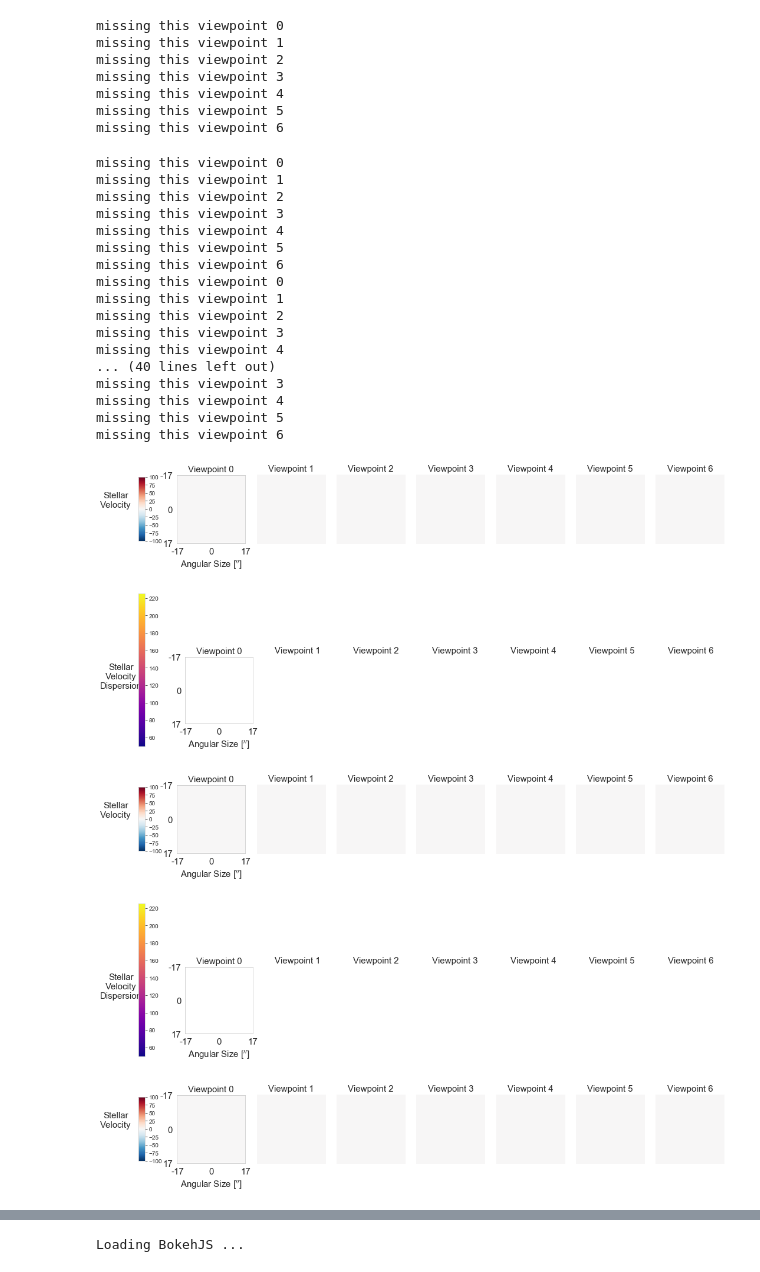
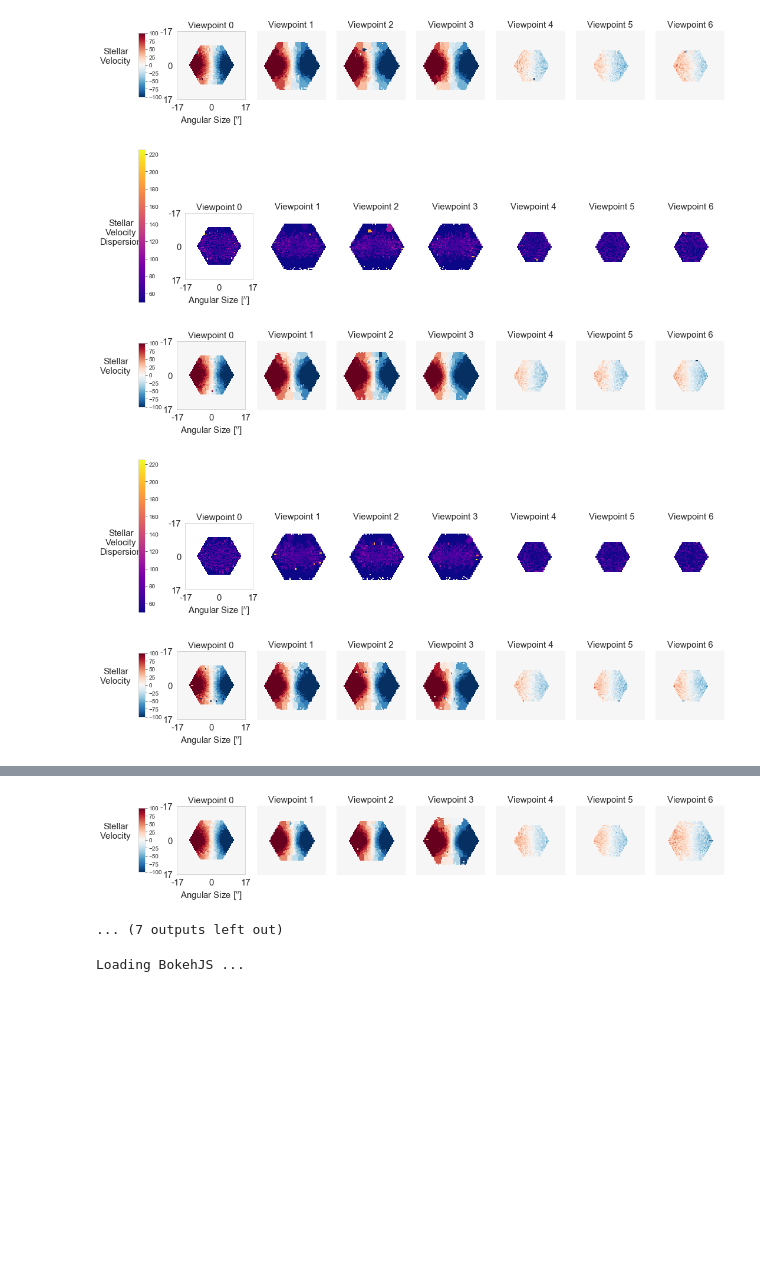
Before and after one commit to beckynevin/interactive_figs, a Jupyter notebook: Interactive_Mountain.ipynb, the cells around one changed output, grey strips where cells are left out. Saved outputs shown, nothing was run; the diff lists cells and outputs as text; code cells hidden in the pictures; blank space fills up the shorter version.

```diff
--- a/Interactive_Mountain.ipynb
+++ b/Interactive_Mountain.ipynb
@@ -1920,8 +1920,8 @@ myr_list=[170,180,185, 190, 195, 205, 210, 220, 225, 230, 240, 250, 260,265,275,
 #myr = 210
 #myr_list=[195,205,210]
 myr_list=[5,10,20,30,40,50,60,100,200]
-myr_list=[5, 10, 30, 50, 200]
-run='fg3_m12_iso0.5'
+#myr_list=[5, 10, 30, 50, 200]
+run='fg3_m12_iso1_rotated'
 view_list=[0,1,2,3,4,5,6]
 degraded = 'degraded'
 
@@ -2054,29 +2051,5 @@ missing this viewpoint 6
-missing this viewpoint 0
-missing this viewpoint 1
-missing this viewpoint 2
-missing this viewpoint 3
-missing this viewpoint 4
-missing this viewpoint 5
-missing this viewpoint 6
-missing this viewpoint 0
-missing this viewpoint 1
-missing this viewpoint 2
-missing this viewpoint 3
-missing this viewpoint 4
-missing this viewpoint 5
-missing this viewpoint 6
-missing this viewpoint 0
-missing this viewpoint 1
-missing this viewpoint 2
-missing this viewpoint 3
-missing this viewpoint 4
-... (40 lines left out)
-missing this viewpoint 3
-missing this viewpoint 4
-missing this viewpoint 5
-missing this viewpoint 6
-[figure, old version]
+[figure, new version]
-[figure, old version]
+[figure, new version]
-[figure, old version]
+[figure, new version]
-[figure, old version]
+[figure, new version]
-[figure, old version]
+[figure, new version]
@@ -2088,3 +2061,5 @@ missing this viewpoint 6
+[figure, added]
+... (7 outputs left out)
 # %%
 # Okay so there are three main aspects that I'd like to see with this interactive fig -
 
```
Also changed, not shown: parts of 5 cells of this notebook.
